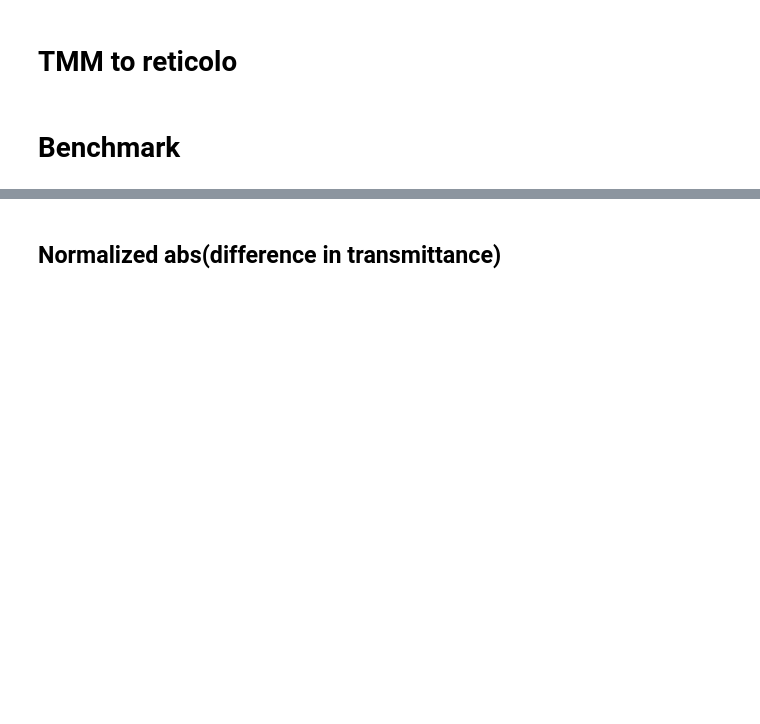
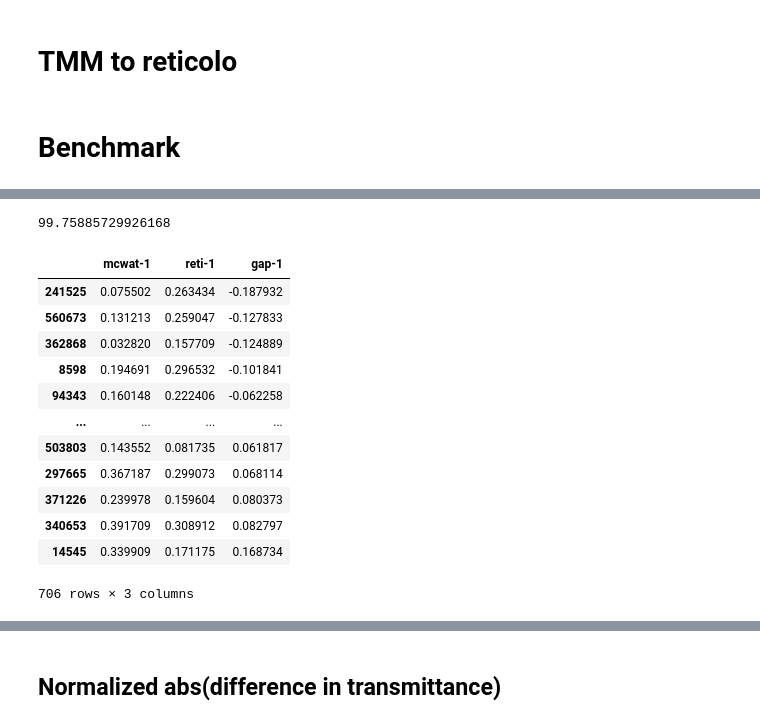
Before and after one commit to kc-ml2/meent, a Jupyter notebook: benchmark/meent benchmark;TMM-reticolo;beta_server;8CPUs;.ipynb, the cells around one changed output, grey strips where cells are left out. Cells and saved outputs as stored; diff of their text form; code cells hidden in the pictures; blank space fills up the shorter version.

```diff
--- a/benchmark/meent benchmark;TMM-reticolo;beta_server;8CPUs;.ipynb
+++ b/benchmark/meent benchmark;TMM-reticolo;beta_server;8CPUs;.ipynb
@@ -93,0 +72,23 @@ df[abs(df['gap+1'])>0.01][[f'{A}+1', f'{B}+1', 'gap+1']].sort_values('gap+1')
+# %%
+a=pd.concat([df['gap-1'], df['gap0'], df['gap+1']])
+cut = 0.01
+b=a[abs(a) < cut]
+b.count()/a.count() *100
+# %% [output]
+99.75885729926168
+# %%
+df[abs(df['gap-1'])>cut][[f'{A}-1', f'{B}-1', 'gap-1']].sort_values('gap-1')
+# %% [output]
+|  | mcwat-1 | reti-1 | gap-1 |
+| 241525 | 0.075502 | 0.263434 | -0.187932 |
+| 560673 | 0.131213 | 0.259047 | -0.127833 |
+| 362868 | 0.032820 | 0.157709 | -0.124889 |
+| 8598 | 0.194691 | 0.296532 | -0.101841 |
+| 94343 | 0.160148 | 0.222406 | -0.062258 |
+| ... | ... | ... | ... |
+| 503803 | 0.143552 | 0.081735 | 0.061817 |
+| 297665 | 0.367187 | 0.299073 | 0.068114 |
+| 371226 | 0.239978 | 0.159604 | 0.080373 |
+| 340653 | 0.391709 | 0.308912 | 0.082797 |
+| 14545 | 0.339909 | 0.171175 | 0.168734 |
+706 rows × 3 columns
```
Also changed, not shown: parts of 30 cells of this notebook, 13 other files.
